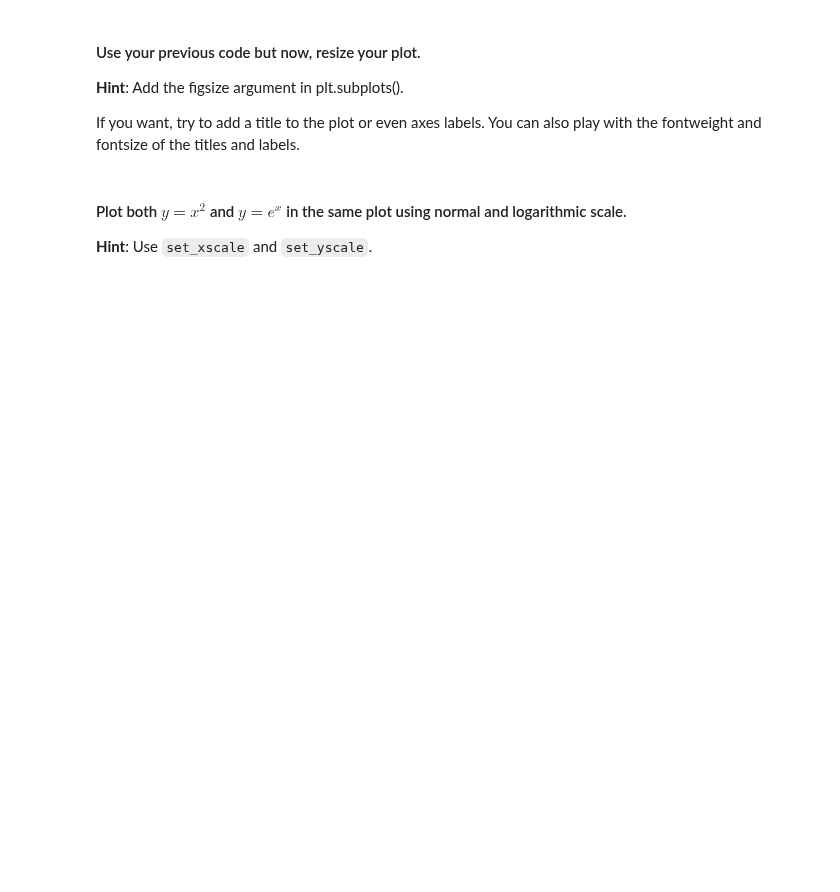
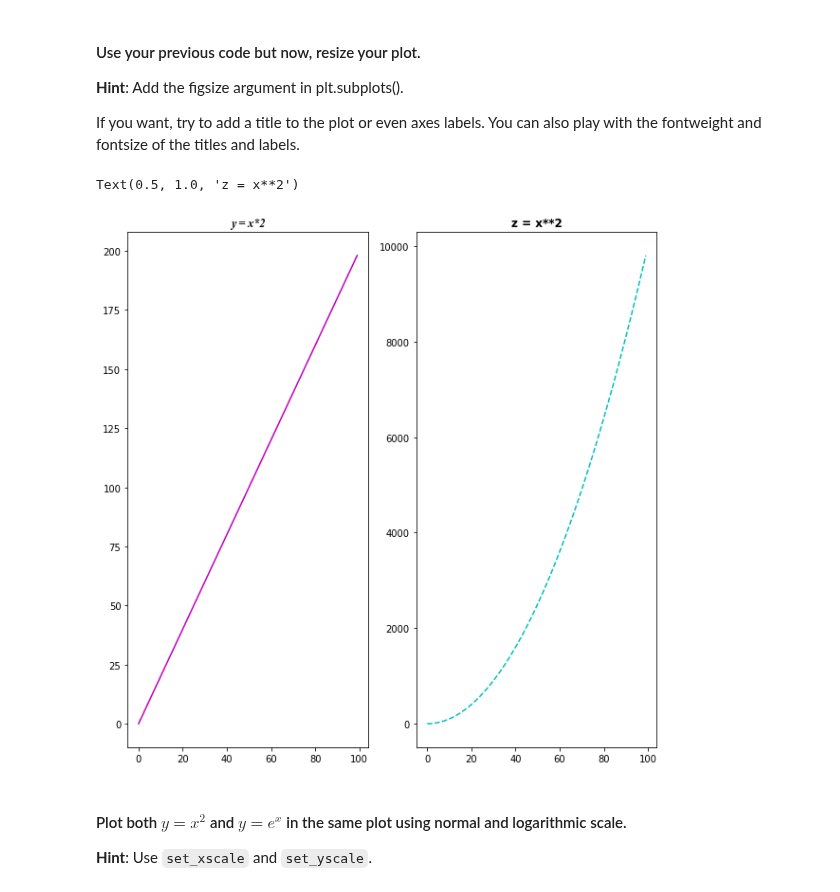
Before and after one commit to ta-data-lis/lab-matplotlib-seaborn, a Jupyter notebook: your-code/main.ipynb, the cells around one changed output. Drawn from its saved outputs; the diff is of its cells as text; code cells hidden in the pictures; blank space fills up the shorter version.

```diff
--- a/your-code/main.ipynb
+++ b/your-code/main.ipynb
@@ -36,3 +52,21 @@ If you want, try to add a title to the plot or even axes labels. You can also pl
+# %%
+# your code here
+
+from matplotlib.font_manager import FontProperties
+
+font = FontProperties()
+font.set_family('serif')
+font.set_name('Times New Roman')
+font.set_style('italic')
+
+f, (ax1, ax2) = plt.subplots(1, 2, sharey=False, figsize=(10,10))
+ax1.plot(x, y, 'm-')
+ax1.set_title('y = x*2', fontproperties=font, fontsize='large')
+ax2.plot(x,z, 'c--')
+ax2.set_title('z = x**2', fontsize='large', fontweight='bold')
+# %% [output]
+Text(0.5, 1.0, 'z = x**2')
+[figure, added]
 # %% [markdown]
 #### Plot both $y=x^2$ and $y=e^x$ in the same plot using normal and logarithmic scale.
 **Hint**: Use `set_xscale` and `set_yscale`.
```
Also changed, not shown: parts of 60 cells of this notebook, 1 other file.
